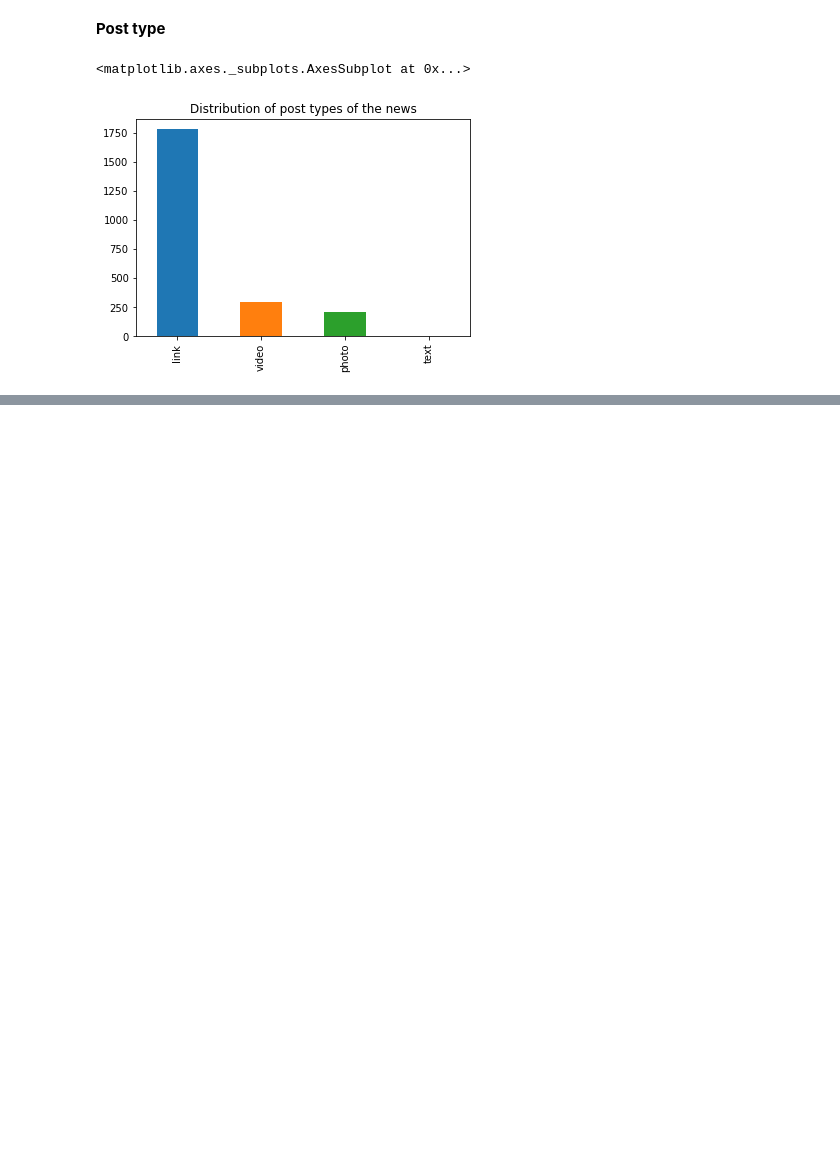
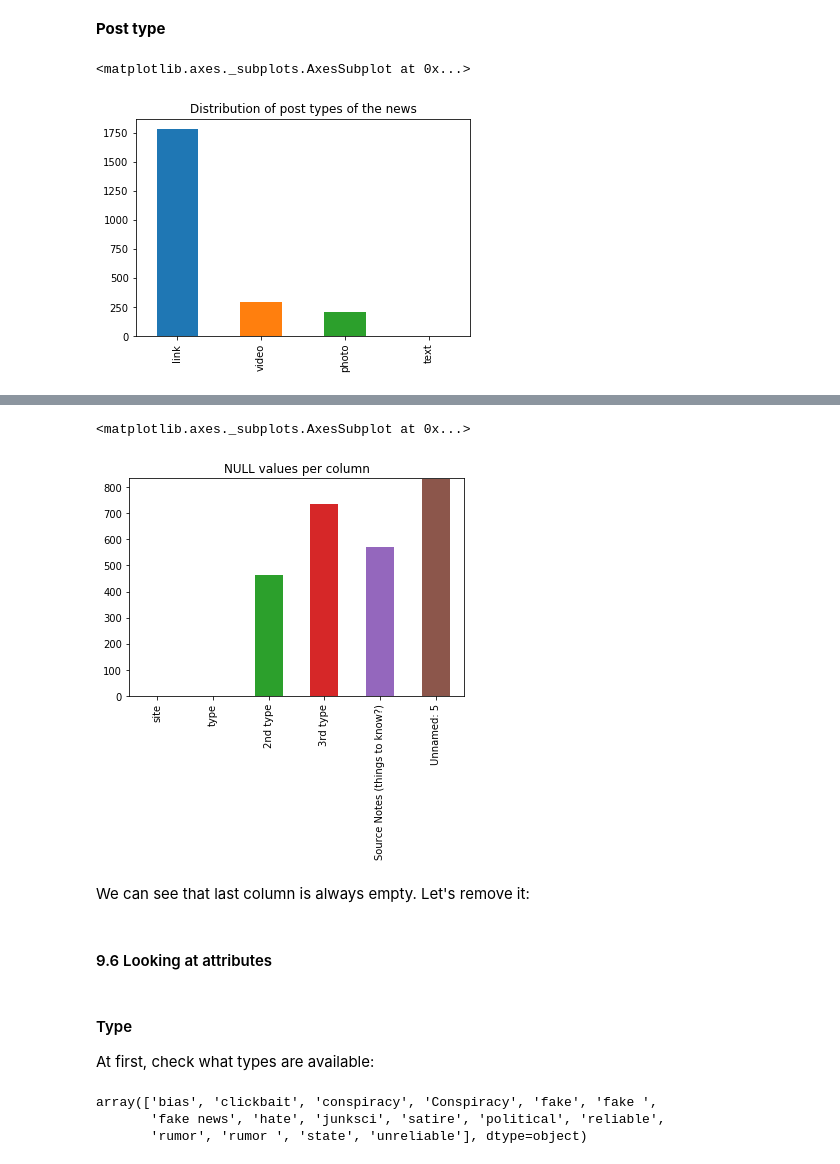
Before and after one commit to pmacinec/fake-news-datasets, a Jupyter notebook: fake_news_datasets.ipynb, the cells around one changed output, grey strips where cells are left out. Cells and saved outputs as stored; diff of their text form; code cells hidden in the pictures; blank space fills up the shorter version.

Commit message:
Add analysis of OpenSources dataset

```diff
--- a/fake_news_datasets.ipynb
+++ b/fake_news_datasets.ipynb
@@ -961,0 +977,3 @@ Link: [https://github.com/several27/FakeNewsCorpus](https://github.com/several27
+# %%
+# read data from dataset
+dataset = pd.read_csv('data/opensources/sources.csv')
@@ -961,0 +1012,2 @@ Link: [https://github.com/several27/FakeNewsCorpus](https://github.com/several27
+# %%
+dataset = dataset.rename(columns={'Unnamed: 0': 'site'})
@@ -961,0 +1074,7 @@ Link: [https://github.com/several27/FakeNewsCorpus](https://github.com/several27
+# %%
+dataset.isnull().sum().plot(kind='bar', ylim=(0, len(dataset)), title='NULL values per column')
+# %% [output]
+<matplotlib.axes._subplots.AxesSubplot at 0x...>
+[figure, added]
+# %% [markdown]
+We can see that last column is always empty. Let's remove it:
@@ -961,0 +1083,11 @@ Link: [https://github.com/several27/FakeNewsCorpus](https://github.com/several27
+# %% [markdown]
+#### 9.6 Looking at attributes
+# %% [markdown]
+#### Type
+At first, check what types are available:
+# %%
+dataset.type.unique()
+# %% [output]
+array(['bias', 'clickbait', 'conspiracy', 'Conspiracy', 'fake', 'fake ',
+       'fake news', 'hate', 'junksci', 'satire', 'political', 'reliable',
+       'rumor', 'rumor ', 'state', 'unreliable'], dtype=object)
```
Also changed, not shown: parts of 35 cells of this notebook, 1 other file.
